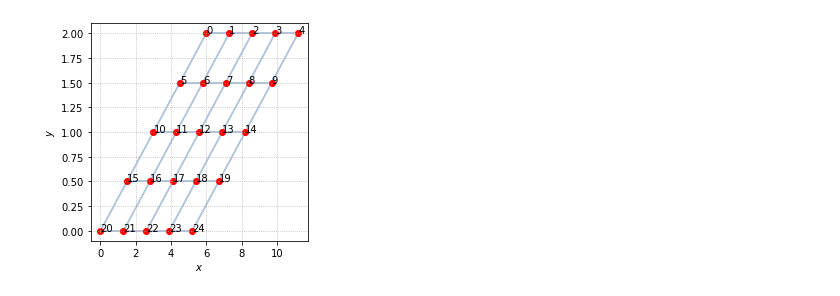
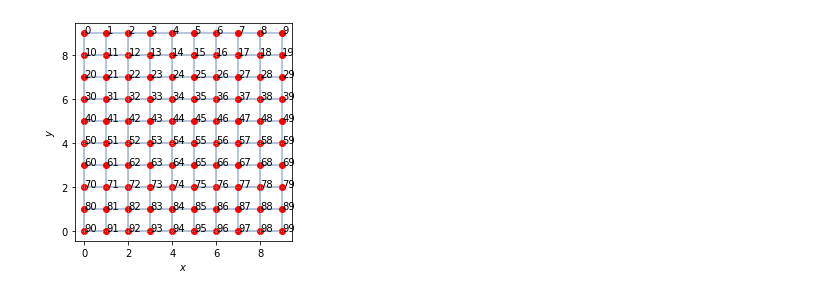
Before and after one commit to isschoch/chiral-p-wave-on-buckyball-geometry, a Jupyter notebook: lattice_class_testing.ipynb, the cells around one changed output. Drawn from its saved outputs; the diff is of its cells as text; code cells hidden in the pictures.

```diff
--- a/lattice_class_testing.ipynb
+++ b/lattice_class_testing.ipynb
@@ -2,10 +2,11 @@
 import numpy as np
 from lattice_class import *
 # %%
-N = 5
-a1 = (1.3, 0.0)
-a2 = (1.5, 0.5)
-lattice = BravaisLattice(a1, a2, N, N)
+N = 10
+M = 10
+a1 = (1.0, 0.0)
+a2 = (0.0, 1.0)
+lattice = BravaisLattice(a1, a2, N, M)
 lattice.plot(True)
 # %% [output]
-[figure, old version]
+[figure, new version]
```
Also changed, not shown: parts of 3 cells of this notebook, 5 other files.
